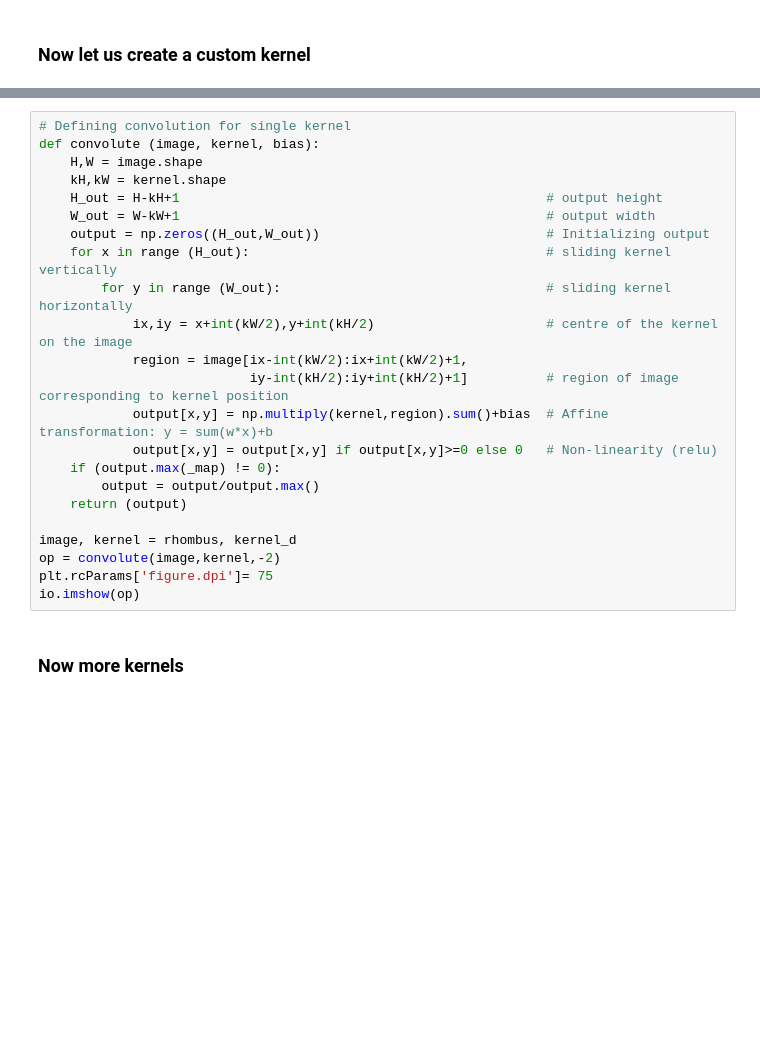
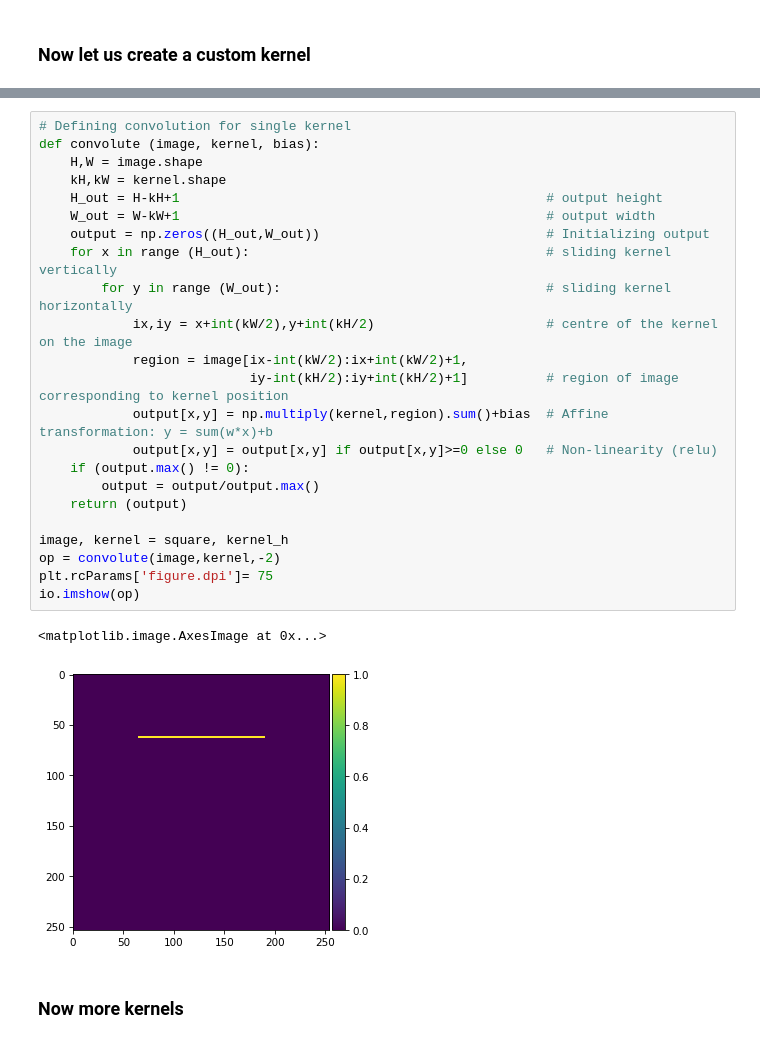
Before and after one commit to Ghosh4AI/Tutorials, a Jupyter notebook: Convolutions/Lesson 1.ipynb, the cells around one changed output, grey strips where cells are left out. Cells and saved outputs as stored; diff of their text form; blank space fills up the shorter version.

```diff
--- a/Convolutions/Lesson 1.ipynb
+++ b/Convolutions/Lesson 1.ipynb
@@ -37,26 +43,29 @@ io.imshow_collection([kernel_h,kernel_d])
 # %%
 # Defining convolution for single kernel
 def convolute (image, kernel, bias):
     H,W = image.shape
     kH,kW = kernel.shape
     H_out = H-kH+1                                               # output height
     W_out = W-kW+1                                               # output width
     output = np.zeros((H_out,W_out))                             # Initializing output
     for x in range (H_out):                                      # sliding kernel vertically
         for y in range (W_out):                                  # sliding kernel horizontally
             ix,iy = x+int(kW/2),y+int(kH/2)                      # centre of the kernel on the image
             region = image[ix-int(kW/2):ix+int(kW/2)+1,
                            iy-int(kH/2):iy+int(kH/2)+1]          # region of image corresponding to kernel position
             output[x,y] = np.multiply(kernel,region).sum()+bias  # Affine transformation: y = sum(w*x)+b
             output[x,y] = output[x,y] if output[x,y]>=0 else 0   # Non-linearity (relu)
-    if (output.max(_map) != 0):
+    if (output.max() != 0):
         output = output/output.max()
     return (output)
 
-image, kernel = rhombus, kernel_d
+image, kernel = square, kernel_h
 op = convolute(image,kernel,-2)
 plt.rcParams['figure.dpi']= 75
 io.imshow(op)
+# %% [output]
+<matplotlib.image.AxesImage at 0x...>
+[figure, added]
 # %% [markdown]
 ### Now more kernels
 # %%
```
Also changed, not shown: parts of 6 cells of this notebook, 26 other files.
